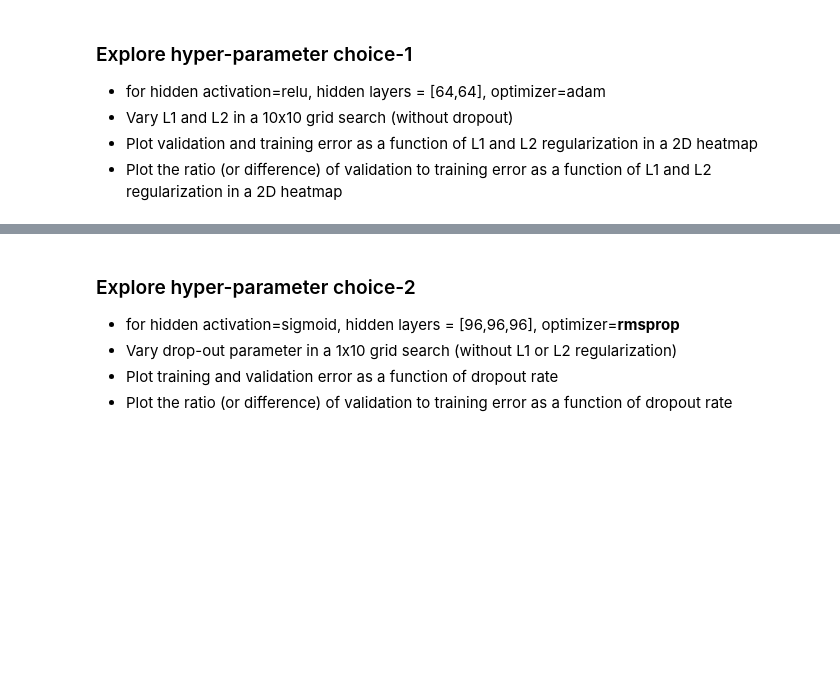
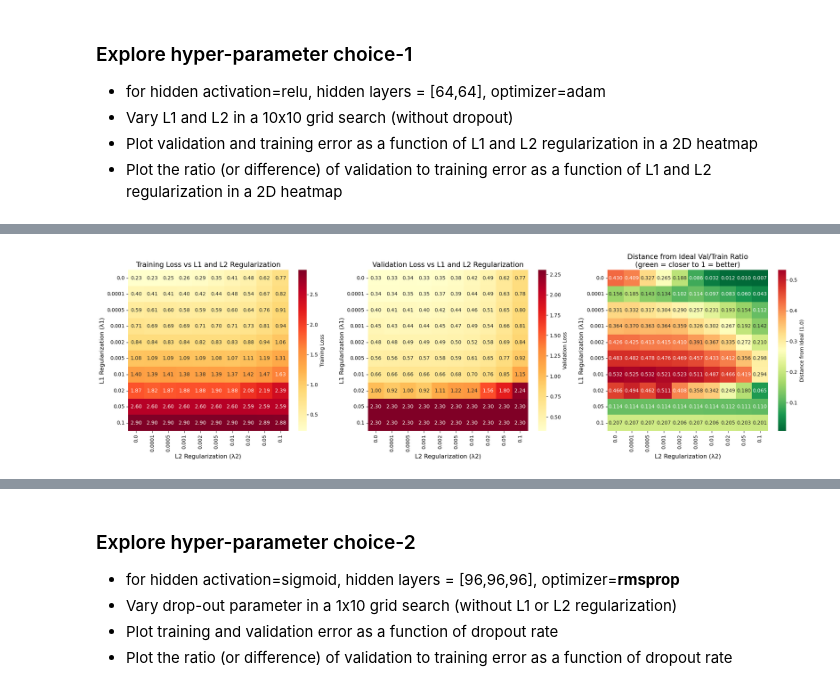
Before and after one commit to arigelbard/dsan6600-HW2, a Jupyter notebook: HW-02.ipynb, the cells around one changed output, grey strips where cells are left out. Drawn from its saved outputs; the diff is of its cells as text; code cells hidden in the pictures; blank space fills up the shorter version.

```diff
--- a/HW-02.ipynb
+++ b/HW-02.ipynb
@@ -889,0 +832,91 @@ print("\nResults saved to 'l1_l2_grid_search_results.npz'")
+# %%
+# Calculate validation/training error ratio
+val_train_ratio_grid = val_loss_grid / train_loss_grid
+
+# Create heatmaps (1 row, 3 columns)
+fig, axes = plt.subplots(1, 3, figsize=(20, 6))
+
+# Heatmap 1: Training Loss
+ax = axes[0]
+sns.heatmap(train_loss_grid, annot=True, fmt='.2f', cmap='YlOrRd',
+            xticklabels = l2_values,
+            yticklabels = l1_values,
+            ax=ax, cbar_kws={'label': 'Training Loss'})
+ax.set_xlabel('L2 Regularization (λ2)', fontsize=12)
+ax.set_ylabel('L1 Regularization (λ1)', fontsize=12)
+ax.set_title('Training Loss vs L1 and L2 Regularization', fontsize=14)
+
+# Heatmap 2: Validation Loss
+ax = axes[1]
+sns.heatmap(val_loss_grid, annot=True, fmt='.2f', cmap='YlOrRd',
+            xticklabels = l2_values,
+            yticklabels = l1_values,
+            ax=ax, cbar_kws={'label': 'Validation Loss'})
+ax.set_xlabel('L2 Regularization (λ2)', fontsize=12)
+ax.set_ylabel('L1 Regularization (λ1)', fontsize=12)
+ax.set_title('Validation Loss vs L1 and L2 Regularization', fontsize=14)
+
+# Calculate how far each value is from the ideal (1.0)
+distance_from_ideal = np.abs(val_train_ratio_grid - 1.0)
+
+# Heatmap 3: Distance from Ideal Ratio
+ax = axes[2]
+sns.heatmap(distance_from_ideal, annot=True, fmt='.3f',
+            cmap='RdYlGn_r',  # Green=close to 1 (small distance), Red=far from 1 (large distance)
+            xticklabels=l2_values,
+            yticklabels=l1_values,
+            ax=ax, cbar_kws={'label': 'Distance from Ideal (1.0)'})
+ax.set_xlabel('L2 Regularization (λ2)', fontsize=12)
+ax.set_ylabel('L1 Regularization (λ1)', fontsize=12)
+ax.set_title('Distance from Ideal Val/Train Ratio', fontsize=14)
+
+plt.tight_layout()
+plt.savefig('l1_l2_regularization_heatmaps.png', dpi=300, bbox_inches='tight')
+plt.show()
+
+# Print summary
+print(f"\n{'='*70}")
+print("SUMMARY - BEST REGULARIZATION PARAMETERS")
+print(f"{'='*70}")
+
+# Find best based on validation accuracy
+best_idx = np.unravel_index(np.argmax(val_acc_grid), val_acc_grid.shape)
+best_l1 = l1_values[best_idx[0]]
+best_l2 = l2_values[best_idx[1]]
+
+print(f"\nBest Configuration (highest validation accuracy):")
+print(f"  L1: {best_l1:.6f}")
+print(f"  L2: {best_l2:.6f}")
+print(f"  Training Loss: {train_loss_grid[best_idx]:.4f}")
+print(f"  Validation Loss: {val_loss_grid[best_idx]:.4f}")
+print(f"  Training Accuracy: {train_acc_grid[best_idx]:.2f}%")
+print(f"  Validation Accuracy: {val_acc_grid[best_idx]:.2f}%")
+print(f"  Val/Train Ratio: {val_train_ratio_grid[best_idx]:.3f}")
+
+# Find configuration with best val/train ratio (closest to 1 = least overfitting)
+ratio_diff = np.abs(val_train_ratio_grid - 1.0)
+best_ratio_idx = np.unravel_index(np.argmin(ratio_diff), ratio_diff.shape)
+best_ratio_l1 = l1_values[best_ratio_idx[0]]
+best_ratio_l2 = l2_values[best_ratio_idx[1]]
+
+print(f"\nBest Configuration (least overfitting - ratio closest to 1):")
+print(f"  L1: {best_ratio_l1:.6f}")
+print(f"  L2: {best_ratio_l2:.6f}")
+print(f"  Training Loss: {train_loss_grid[best_ratio_idx]:.4f}")
+print(f"  Validation Loss: {val_loss_grid[best_ratio_idx]:.4f}")
+print(f"  Training Accuracy: {train_acc_grid[best_ratio_idx]:.2f}%")
+print(f"  Validation Accuracy: {val_acc_grid[best_ratio_idx]:.2f}%")
+print(f"  Val/Train Ratio: {val_train_ratio_grid[best_ratio_idx]:.3f}")
+
+# Save results to file
+np.savez('l1_l2_grid_search_results.npz',
+         l1_values=l1_values,
+         l2_values=l2_values,
+         train_loss_grid=train_loss_grid,
+         val_loss_grid=val_loss_grid,
+         train_acc_grid=train_acc_grid,
+         val_acc_grid=val_acc_grid,
+         val_train_ratio_grid=val_train_ratio_grid)
+print("\nResults saved to 'l1_l2_grid_search_results.npz'")
+# %% [output]
+[figure, added]
```
Also changed, not shown: parts of 8 cells of this notebook, 4 other files.
